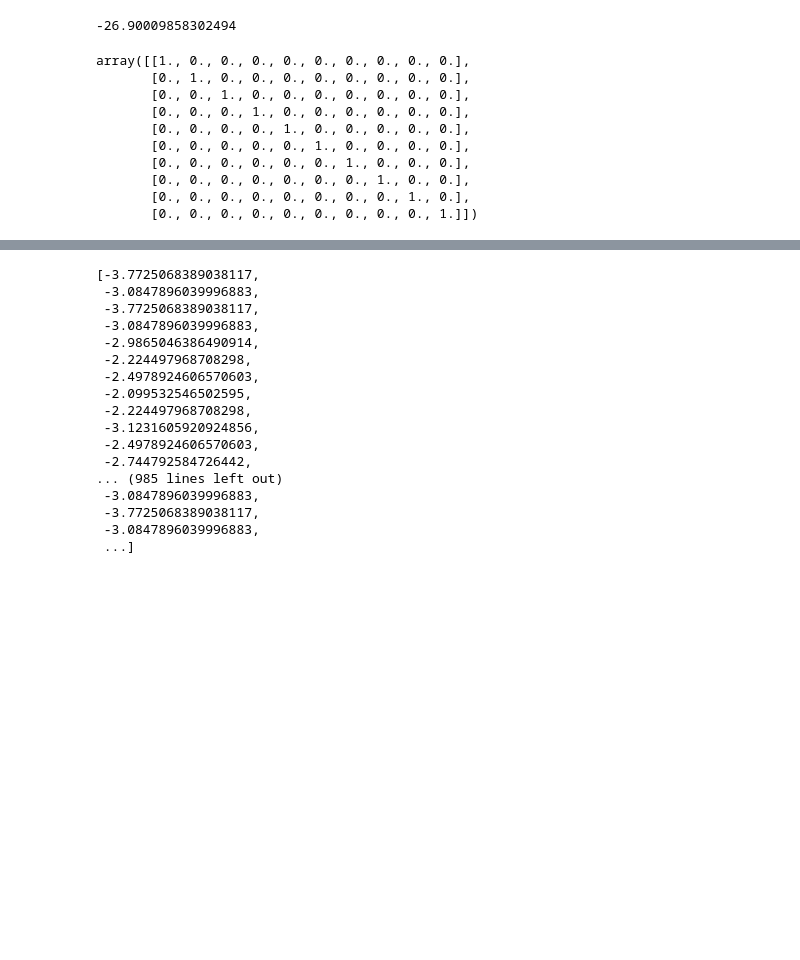
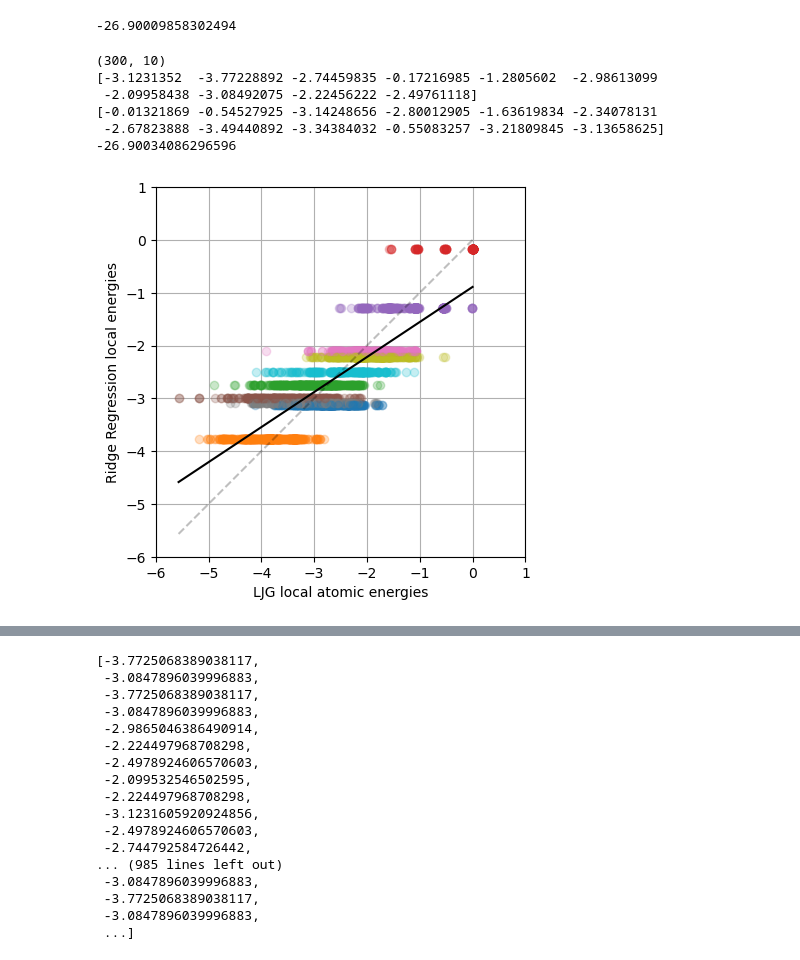
Before and after one commit to karsten3112/Computational-Physics, a Jupyter notebook: Week7/exercise 39/exercise39.ipynb, the cells around one changed output, grey strips where cells are left out. Saved outputs shown, nothing was run; the diff lists cells and outputs as text; code cells hidden in the pictures; blank space fills up the shorter version.

```diff
--- a/Week7/exercise 39/exercise39.ipynb
+++ b/Week7/exercise 39/exercise39.ipynb
@@ -126,17 +126,3 @@ s = local_LJGenergy()
 np.sum(s(relaxed_cols[0]))
 # %% [output]
 -26.90009858302494
-# %%
-relaxed_cols[0].get_potential_energy()
-np.eye(X_data.shape[1])
-# %% [output]
-array([[1., 0., 0., 0., 0., 0., 0., 0., 0., 0.],
-       [0., 1., 0., 0., 0., 0., 0., 0., 0., 0.],
-       [0., 0., 1., 0., 0., 0., 0., 0., 0., 0.],
-       [0., 0., 0., 1., 0., 0., 0., 0., 0., 0.],
-       [0., 0., 0., 0., 1., 0., 0., 0., 0., 0.],
-       [0., 0., 0., 0., 0., 1., 0., 0., 0., 0.],
-       [0., 0., 0., 0., 0., 0., 1., 0., 0., 0.],
-       [0., 0., 0., 0., 0., 0., 0., 1., 0., 0.],
-       [0., 0., 0., 0., 0., 0., 0., 0., 1., 0.],
-       [0., 0., 0., 0., 0., 0., 0., 0., 0., 1.]])
@@ -143,3 +133,66 @@ array([[1., 0., 0., 0., 0., 0., 0., 0., 0., 0.],
+# %%
+from scipy.spatial.distance import pdist, squareform
+
+Xmatrix = np.array([np.histogram(labels, bins=np.arange(0, 10+1, 1))[0] for labels in labelsShaped])
+Ematrix = np.array(Epots)
+
+print(Xmatrix.shape)
+eps = np.linalg.inv( Xmatrix.T @ Xmatrix + 0.1*np.identity(Xmatrix.shape[1]) ) @ Xmatrix.T @ Ematrix
+print(eps)
+def getLocalEnergies(pos, potentialFunc) :
+    return np.array( ( [np.sum(0.5*potentialFunc._V(np.delete( squareform(pdist(pos))[i], i) )) for i, _ in enumerate(pos) ]))
+
+print(getLocalEnergies(positions_in_file[0], LJGauss()))
+print(Ematrix[0])
+
+clusterEnergies = []
+ljg = LJGauss()
+
+for pos, labels in zip(positions_in_file, labelsShaped) :
+    clusterEnergies.append( getLocalEnergies(pos, ljg) )
+
+
+from scipy.optimize import curve_fit
+
+def lin(E, A, B) :
+    return A*E+B
+
+fig, ax = plt.subplots()
+
+#for clusterEnergy, labels in zip(clusterEnergies, labelsShaped) :
+#    for label in labels :
+#        ax.plot(clusterEnergy[label], eps[label], 'o', color=f'C{label}')
+
+clustEns = []
+epsilonLabels = []
+
+for clusterEnergy, labels in zip(clusterEnergies, labelsShaped):
+    for i, label in enumerate(labels):  # Match index 'i' with local energy
+        clustEns.append(clusterEnergy[i])
+        epsilonLabels.append(eps[label])
+        ax.plot(clusterEnergy[i], eps[label], 'o', color=f'C{label}', alpha=0.25)
+
+popt, pcov = curve_fit(lin, clustEns, epsilonLabels, p0=[1,1])
+
+clustEnsLin = np.linspace(min(clustEns), max(clustEns), 10000)
+epsLin = lin(clustEnsLin, popt[0], popt[1])
+ax.plot(clustEnsLin, epsLin, 'k-')
+ax.plot(clustEnsLin, clustEnsLin, 'k--', alpha=0.25)
+
+ax.set_xlabel("LJG local atomic energies")
+ax.set_ylabel("Ridge Regression local energies")
+ax.set_aspect('equal')
+ax.set_ylim(-6, 1)
+ax.set_xlim(-6, 1)
+ax.grid()
+# %% [output]
+(300, 10)
+[-3.1231352  -3.77228892 -2.74459835 -0.17216985 -1.2805602  -2.98613099
+ -2.09958438 -3.08492075 -2.22456222 -2.49761118]
+[-0.01321869 -0.54527925 -3.14248656 -2.80012905 -1.63619834 -2.34078131
+ -2.67823888 -3.49440892 -3.34384032 -0.55083257 -3.21809845 -3.13658625]
+-26.90034086296596
+[figure, added]
 # %%
 betas = np.linalg.inv(X_data.T @ X_data + 1e-5*np.eye(X_data.shape[1]))@ X_data.T @ y_data
 print(betas)
```
Also changed, not shown: parts of 4 cells of this notebook, 7 other files.
